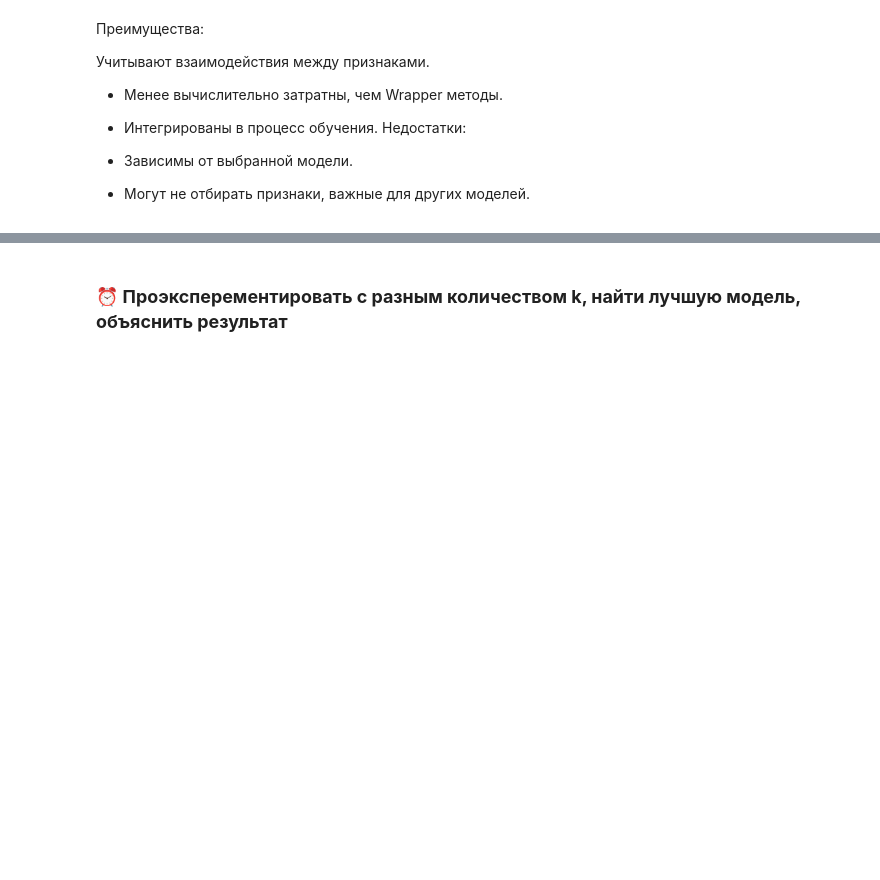
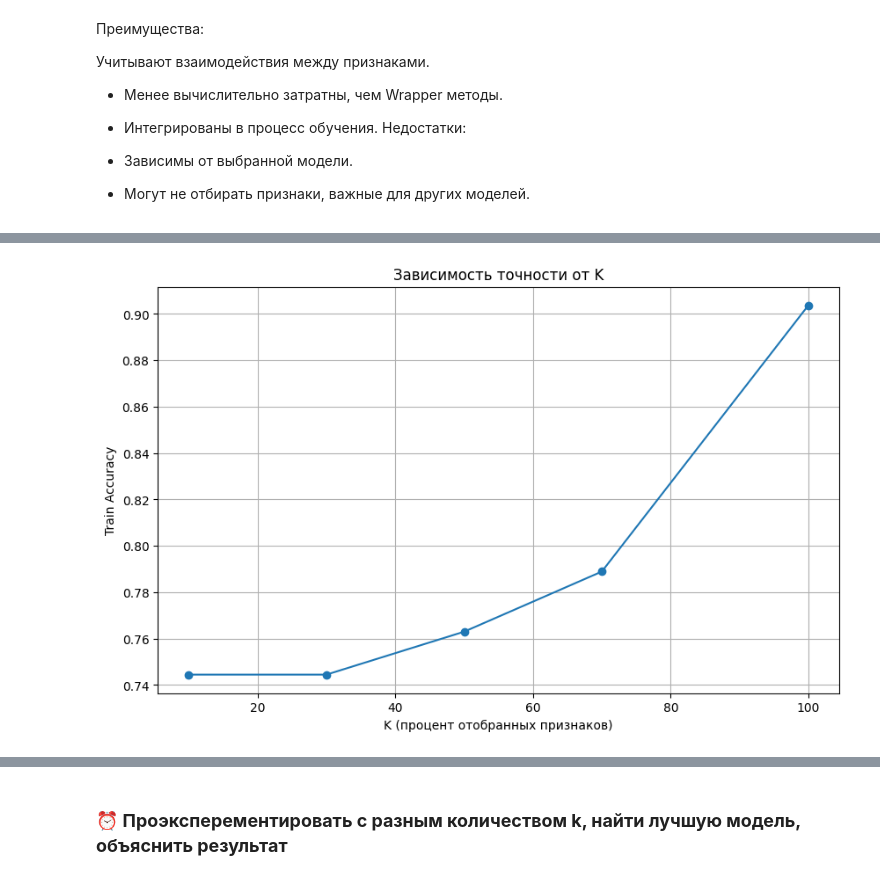
Before and after one commit to Lazar186/Borisovik, a Jupyter notebook: Копия_блокнота_"Практика_3_ipynb".ipynb, the cells around one changed output, grey strips where cells are left out. Cells and saved outputs as stored; diff of their text form; code cells hidden in the pictures; blank space fills up the shorter version.

```diff
--- a/Копия_блокнота_"Практика_3_ipynb".ipynb
+++ b/Копия_блокнота_"Практика_3_ipynb".ipynb
@@ -579,6 +691,0 @@ print("Отобранные признаки:", selected_features)
-# %%
-# Преобразуем X_kbest в DataFrame
-X_kbest_df = pd.DataFrame(X_kbest, columns=selected_features)
-
-# Обучаем и оцениваем модель
-train_and_evaluate(X_kbest_df, Y)
@@ -598,0 +692,24 @@ LogisticRegression(max_iter=1000)
+# %%
+from sklearn.feature_selection import SelectPercentile, f_classif
+import pandas as pd
+
+# Пример: непрерывные числовые признаки
+X = df.drop('is_critical_condition', axis=1)  # Признаки
+y = df['is_critical_condition']  # Целевая переменная
+
+# Оценка значимости с помощью f_classif
+selector = SelectPercentile(score_func=f_classif, percentile=50)  # Выбираем 50% лучших
+X_selected = selector.fit_transform(X, y)
+
+# Значимости признаков
+scores = selector.scores_
+p_values = selector.pvalues_
+
+# Вывод результатов
+significant_features = pd.DataFrame({
+    'Feature': X.columns,
+    'Score': scores,
+    'p-value': p_values
+}).sort_values(by='Score', ascending=False)
+
+print(significant_features)
@@ -784,0 +859,14 @@ Please also refer to the documentation for alternative solver options:
+# %%
+# Визуализация зависимости точности от числа признаков
+k_vals = [res['K'] for res in results]
+accuracies = [res['Train Accuracy'] for res in results]
+
+plt.figure(figsize=(10, 6))
+plt.plot(k_vals, accuracies, marker='o')
+plt.title("Зависимость точности от K")
+plt.xlabel("K (процент отобранных признаков)")
+plt.ylabel("Train Accuracy")
+plt.grid()
+plt.show()
+# %% [output]
+[figure, added]
```
Also changed, not shown: parts of 26 cells of this notebook.
